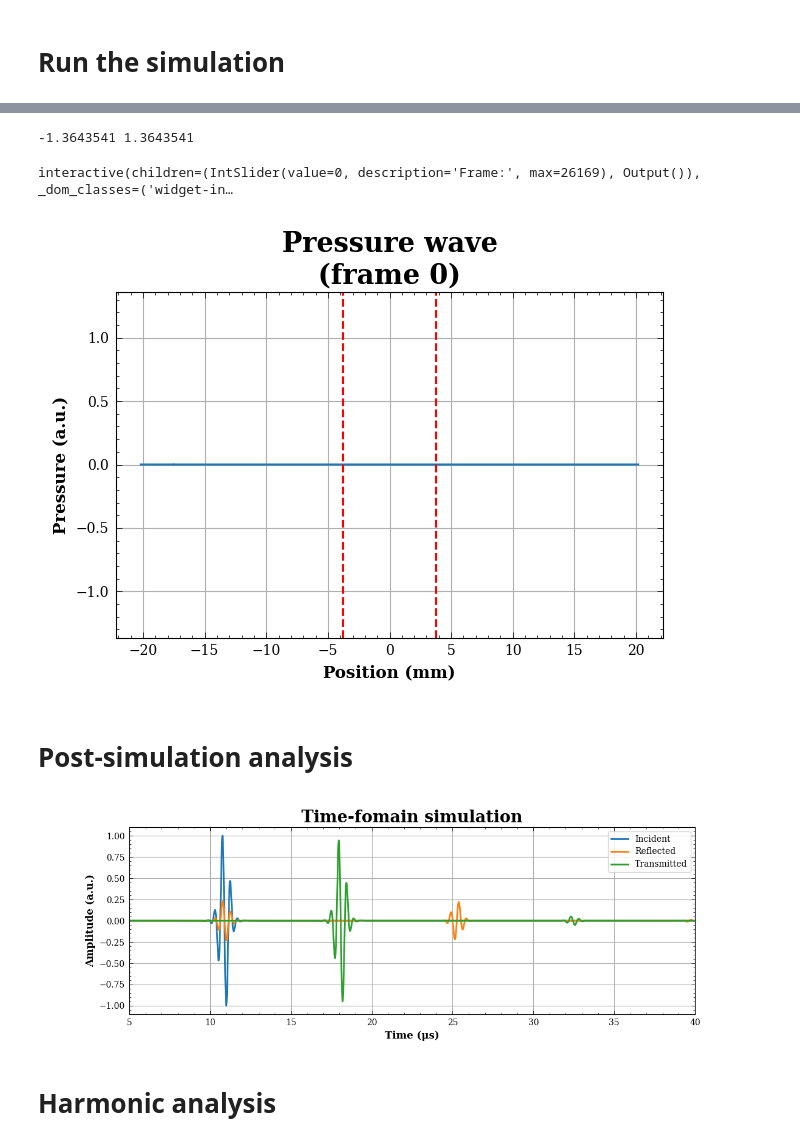
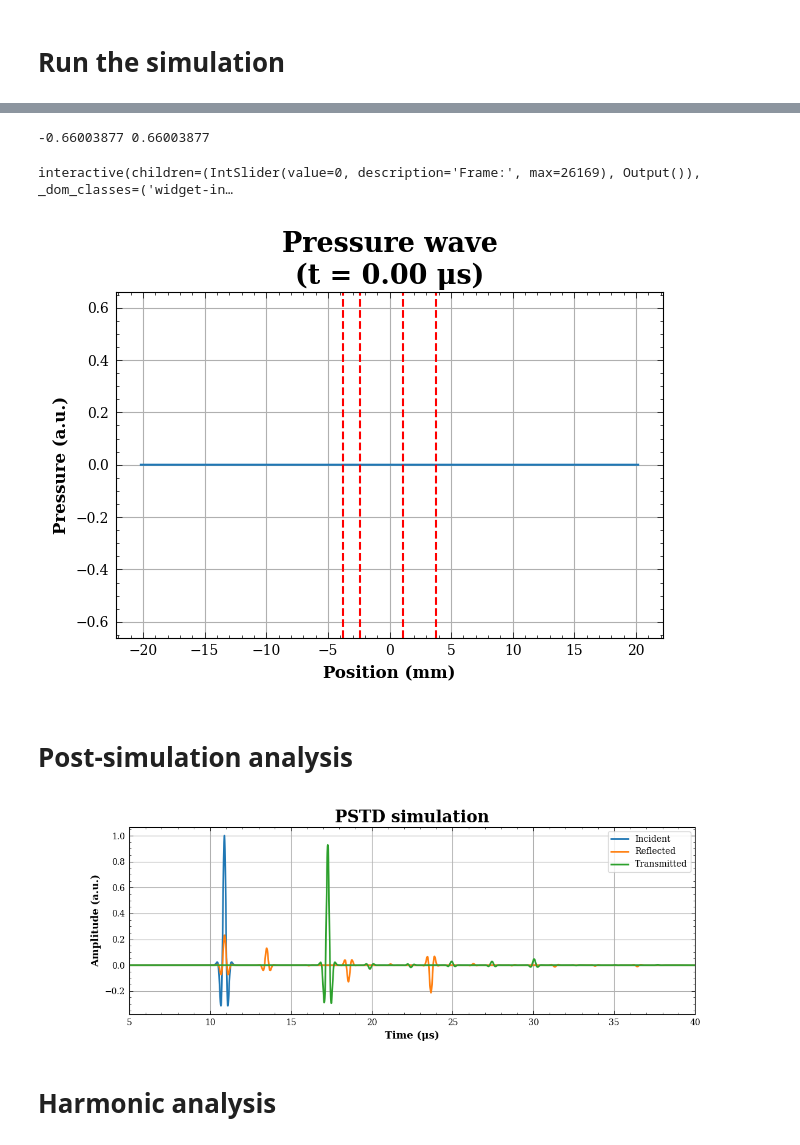
Before and after one commit to feasible-io/smaddali-utils, a Jupyter notebook: scattering/smatrix-jwave.ipynb, the cells around one changed output, grey strips where cells are left out. Cells and saved outputs as stored; diff of their text form; code cells hidden in the pictures.

```diff
--- a/scattering/smatrix-jwave.ipynb
+++ b/scattering/smatrix-jwave.ipynb
@@ -59,11 +59,11 @@ speeds = [ 1440., 5500., 1041.865, (1.-soc)*1341. + soc*1443., 1497., (1.-soc)*1
 densities = [ 870., 7850., 1933.949, (1.-soc)*1909. + soc*1994., 1000., (1.-soc)*4172. + soc*3848., 0.129 ]
 
 stack_thickness = 7.5e-3
-stack_definition = [ 0, 2, 0 ]
+stack_definition = [ 0, 2, 3, 2, 0 ]
 
 pulse_frequency = 2.25e6 # Hz
 simulation_time = 100e-6 # seconds
-pulse_order = 11
+pulse_order = 9
 
 store_full_simulation = True
 # %%
@@ -272,7 +272,7 @@ pres_bare = np.squeeze( pressure_bare.on_grid ) if store_full_simulation else np
 # %%
 print( pmin, pmax )
 # %% [output]
--1.3643541 1.3643541
+-0.66003877 0.66003877
 # %%
 with plt.style.context( '~/Templates/custom.mplstyle' ):
     fig = plt.figure()
@@ -282,14 +282,14 @@ with plt.style.context( '~/Templates/custom.mplstyle' ):
     ax.grid()
     ax.set_xlabel( 'Position (mm)' )
     ax.set_ylabel( 'Pressure (a.u.)' )
-    titl = ax.set_title( f'Pressure wave\n(frame 0)' )
+    titl = ax.set_title( f'Pressure wave\n(t = 0.00 μs)' )
     for loc in interface_locations:
         ax.vlines( x=loc*1.e3, ymin=pmin, ymax=pmax, color='r', linestyle='--' )
     plt.tight_layout()
 
 def Update( n ):
     line.set_ydata( pres[n] )
-    titl.set_text( f'Pressure wave\n(frame {n})' )
+    titl.set_text( f'Pressure wave\n(t = {t[n]/1.e-6:.2f} μs)' )
     fig.canvas.draw_idle()
 
 slider = widgets.IntSlider(
@@ -304,7 +304,7 @@ interactive_plot = interactive( Update, n=slider )
 display( interactive_plot )
 # %% [output]
 interactive(children=(IntSlider(value=0, description='Frame:', max=26169), Output()), _dom_classes=('widget-in…
-[figure, old version]
+[figure, new version]
 # %% [markdown]
 # Post-simulation analysis
 # %%
@@ -315,17 +315,17 @@ wave_reflected = wave_sensor1 - wave_incident
 # %%
 with plt.style.context( '~/Templates/custom.mplstyle' ):
     plt.figure( figsize=( 12, 4 ) )
     plt.plot( t/1.e-6, wave_incident, label='Incident', linewidth=2 )
     plt.plot( t/1.e-6, wave_reflected, label='Reflected', linewidth=2 )
     plt.plot( t/1.e-6, wave_transmitted, label='Transmitted', linewidth=2 )
     plt.xlim( [ 5., 40. ] )
     plt.xlabel( 'Time (μs)' )
     plt.ylabel( 'Amplitude (a.u.)' )
     plt.grid()
     plt.legend()
-    plt.title( 'Time-fomain simulation' )
+    plt.title( 'PSTD simulation' )
 # %% [output]
-[figure, old version]
+[figure, new version]
 # %% [markdown]
 # Harmonic analysis
 # %%
```
Also changed, not shown: parts of 14 cells of this notebook, 1 other file.
